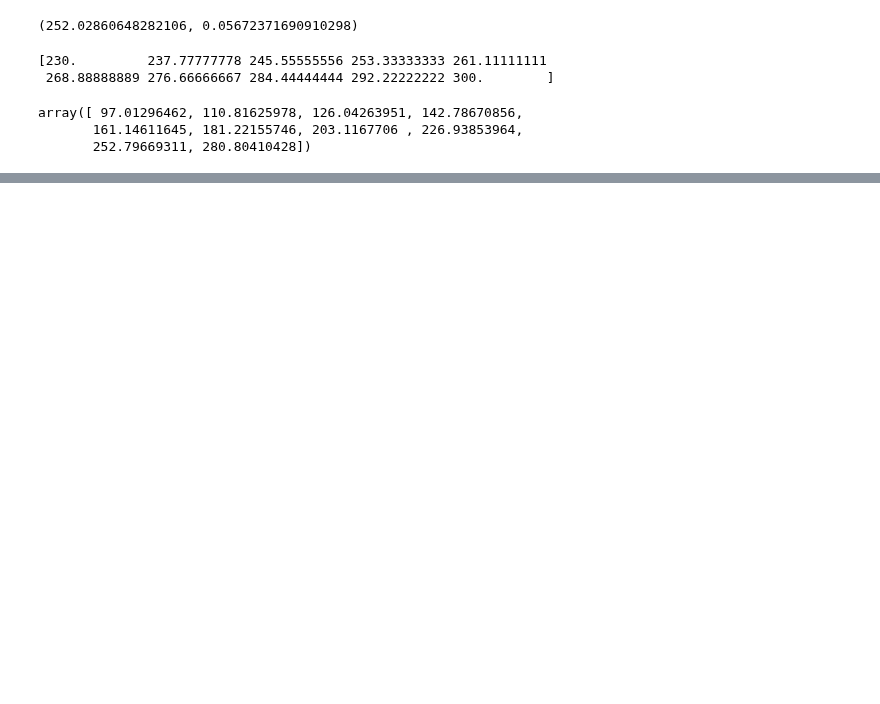
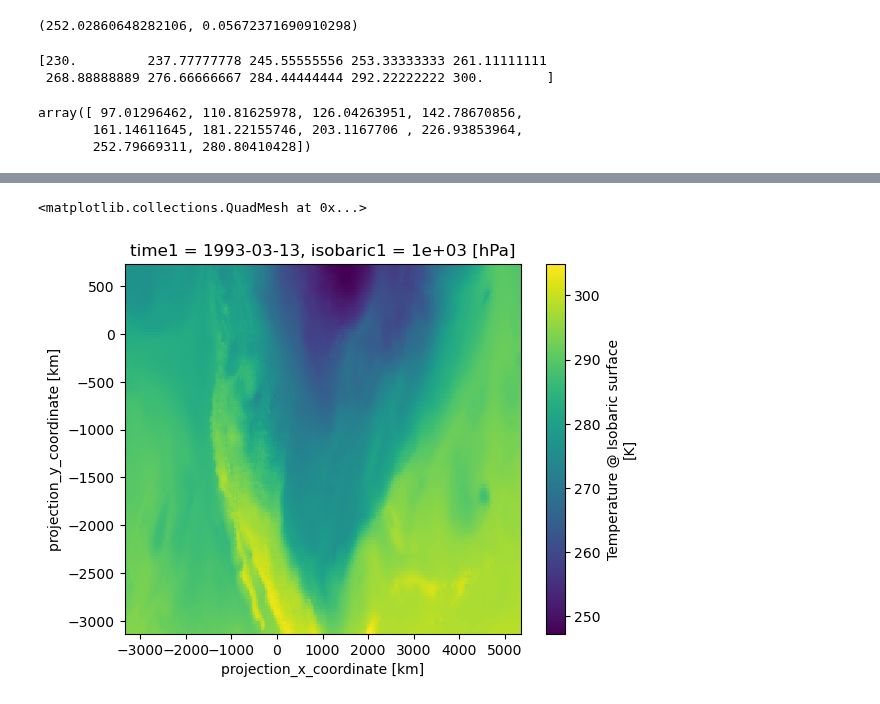
Before and after one commit to tedscott/HeatWaves, a Jupyter notebook: TutorialSandbox.ipynb, the cells around one changed output, grey strips where cells are left out. Drawn from its saved outputs; the diff is of its cells as text; code cells hidden in the pictures; blank space fills up the shorter version.

```diff
--- a/TutorialSandbox.ipynb
+++ b/TutorialSandbox.ipynb
@@ -30,0 +531,7 @@ array([ 97.01296462, 110.81625978, 126.04263951, 142.78670856,
+# %%
+# plot 2D data of temp at 1000 hPa (surface temps)
+# temps was original dataset but pulled out only Temperature_isobaric
+temps.sel(isobaric1=1000.0).plot()
+# %% [output]
+<matplotlib.collections.QuadMesh at 0x...>
+[figure, added]
```
Also changed, not shown: parts of 35 cells of this notebook.
